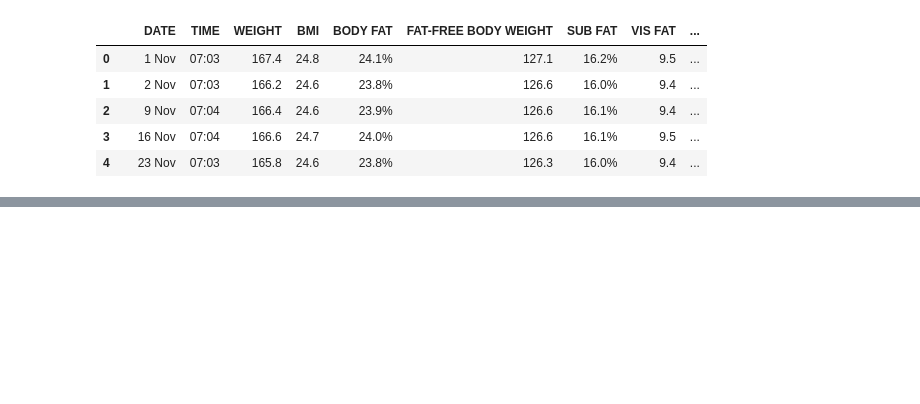
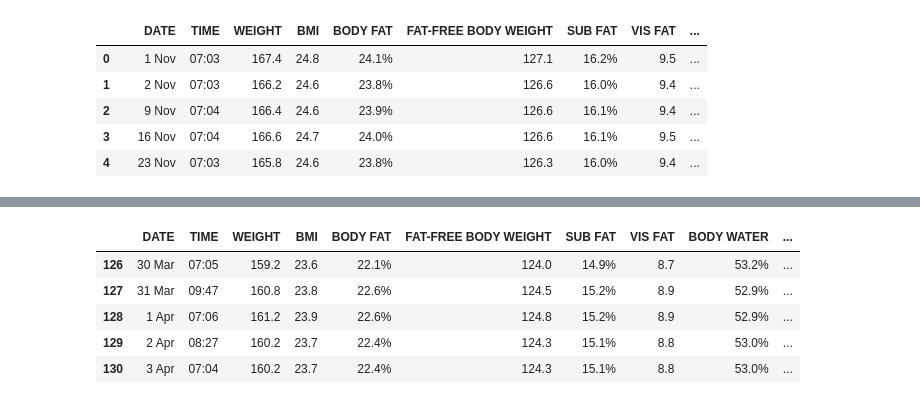
Before and after one commit to ryanjstone/jupyter-google-sheets, a Jupyter notebook: Google Sheets data analysis.ipynb, the cells around one changed output, grey strips where cells are left out. Cells and saved outputs as stored; diff of their text form; code cells hidden in the pictures; blank space fills up the shorter version.

```diff
--- a/Google Sheets data analysis.ipynb
+++ b/Google Sheets data analysis.ipynb
@@ -62,0 +156,11 @@ df.tail()
+# %%
+# Drop rows that contain NaN
+df = df.dropna()
+df.tail()
+# %% [output]
+|  | DATE | TIME | WEIGHT | BMI | BODY FAT | FAT-FREE BODY WEIGHT | SUB FAT | VIS FAT | BODY WATER | ... |
+| 126 | 30 Mar | 07:05 | 159.2 | 23.6 | 22.1% | 124.0 | 14.9% | 8.7 | 53.2% | ... |
+| 127 | 31 Mar | 09:47 | 160.8 | 23.8 | 22.6% | 124.5 | 15.2% | 8.9 | 52.9% | ... |
+| 128 | 1 Apr | 07:06 | 161.2 | 23.9 | 22.6% | 124.8 | 15.2% | 8.9 | 52.9% | ... |
+| 129 | 2 Apr | 08:27 | 160.2 | 23.7 | 22.4% | 124.3 | 15.1% | 8.8 | 53.0% | ... |
+| 130 | 3 Apr | 07:04 | 160.2 | 23.7 | 22.4% | 124.3 | 15.1% | 8.8 | 53.0% | ... |
```
Also changed, not shown: parts of 30 cells of this notebook.
